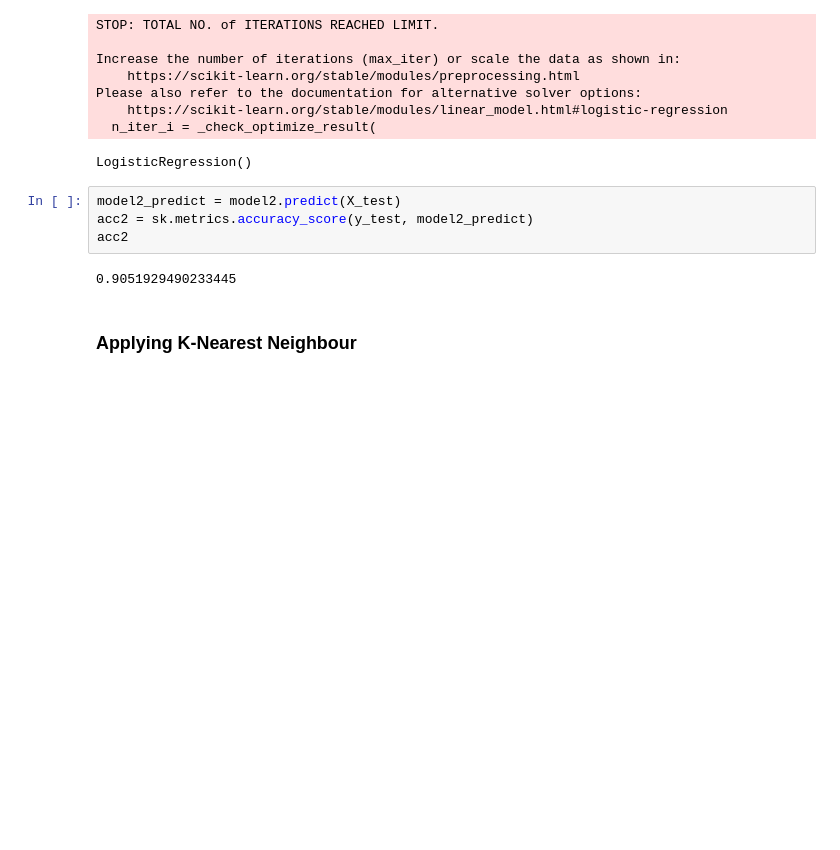
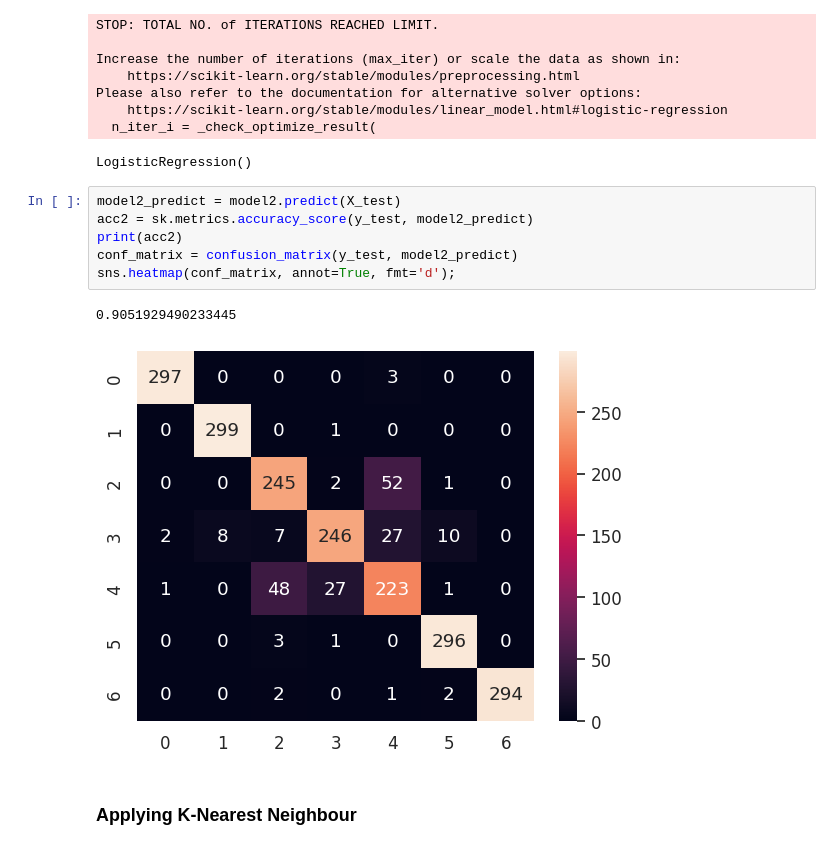
Before and after one commit to thakurboy004/Image-Segementation, a Jupyter notebook: Model-training.ipynb, the cells around one changed output. Cells and saved outputs as stored; diff of their text form; blank space fills up the shorter version.

```diff
--- a/Model-training.ipynb
+++ b/Model-training.ipynb
@@ -111,9 +117,12 @@ LogisticRegression()
 # %%
 model2_predict = model2.predict(X_test)
 acc2 = sk.metrics.accuracy_score(y_test, model2_predict)
-acc2
+print(acc2)
+conf_matrix = confusion_matrix(y_test, model2_predict)
+sns.heatmap(conf_matrix, annot=True, fmt='d');
 # %% [output]
 0.9051929490233445
+[figure, added]
 # %% [markdown]
 ### Applying K-Nearest Neighbour
 # %%
```
Also changed, not shown: parts of 6 cells of this notebook.
